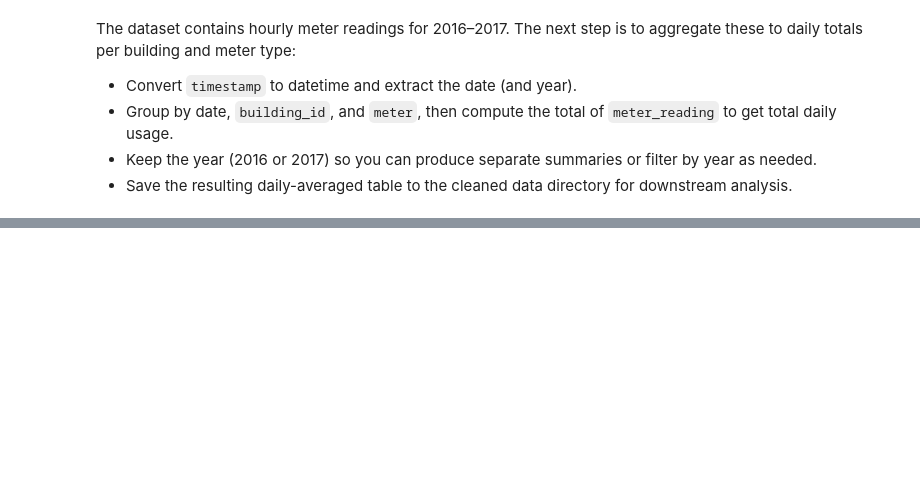
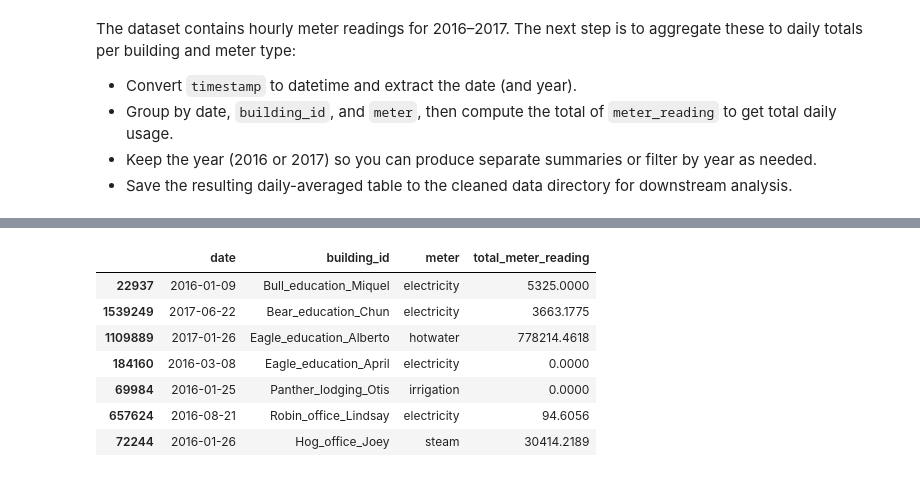
Before and after one commit to bsilke/calibration_regression, a Jupyter notebook: jupyter_notebooks/meter_data_preprocessing.ipynb, the cells around one changed output, grey strips where cells are left out. Cells and saved outputs as stored; diff of their text form; code cells hidden in the pictures; blank space fills up the shorter version.

```diff
--- a/jupyter_notebooks/meter_data_preprocessing.ipynb
+++ b/jupyter_notebooks/meter_data_preprocessing.ipynb
@@ -213,0 +231,15 @@ daily_totals.head()
+# %%
+# Rounds meter reading to to 4 decimals places
+df_daily_totals["total_meter_reading"] = round(df_daily_totals["total_meter_reading"],4)
+
+# Look at the data again
+df_daily_totals.sample(7)
+# %% [output]
+|  | date | building_id | meter | total_meter_reading |
+| 22937 | 2016-01-09 | Bull_education_Miquel | electricity | 5325.0000 |
+| 1539249 | 2017-06-22 | Bear_education_Chun | electricity | 3663.1775 |
+| 1109889 | 2017-01-26 | Eagle_education_Alberto | hotwater | 778214.4618 |
+| 184160 | 2016-03-08 | Eagle_education_April | electricity | 0.0000 |
+| 69984 | 2016-01-25 | Panther_lodging_Otis | irrigation | 0.0000 |
+| 657624 | 2016-08-21 | Robin_office_Lindsay | electricity | 94.6056 |
+| 72244 | 2016-01-26 | Hog_office_Joey | steam | 30414.2189 |
```
Also changed, not shown: parts of 14 cells of this notebook.
